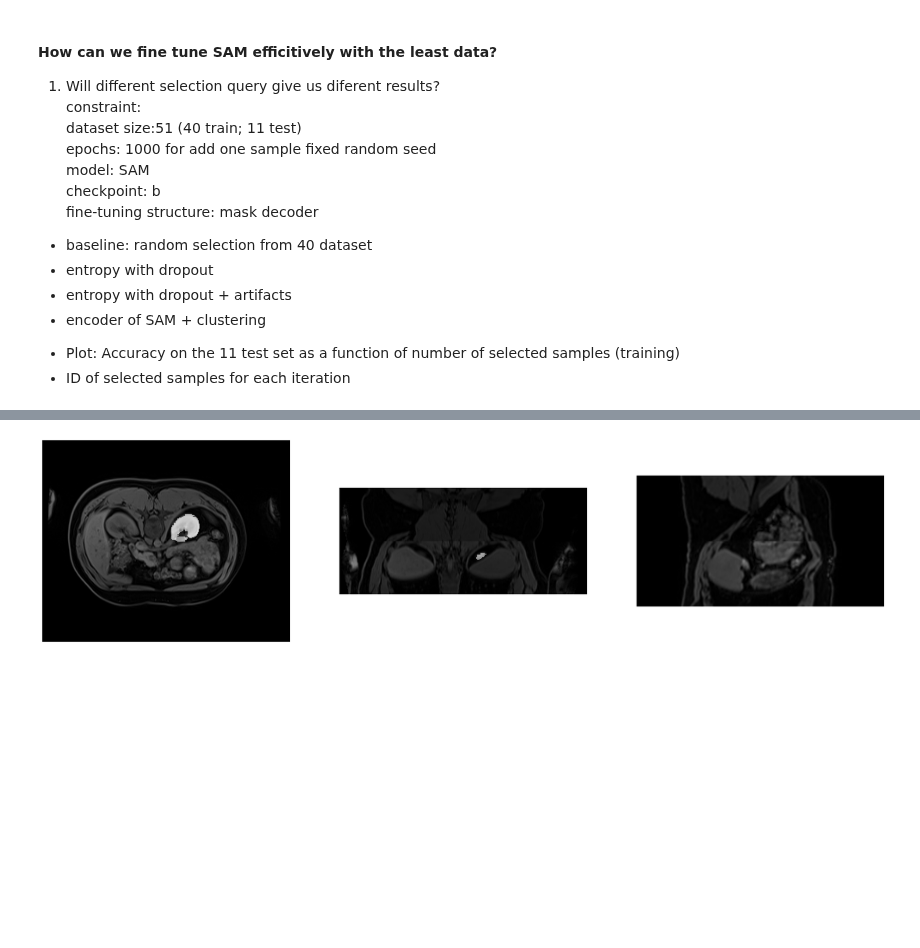
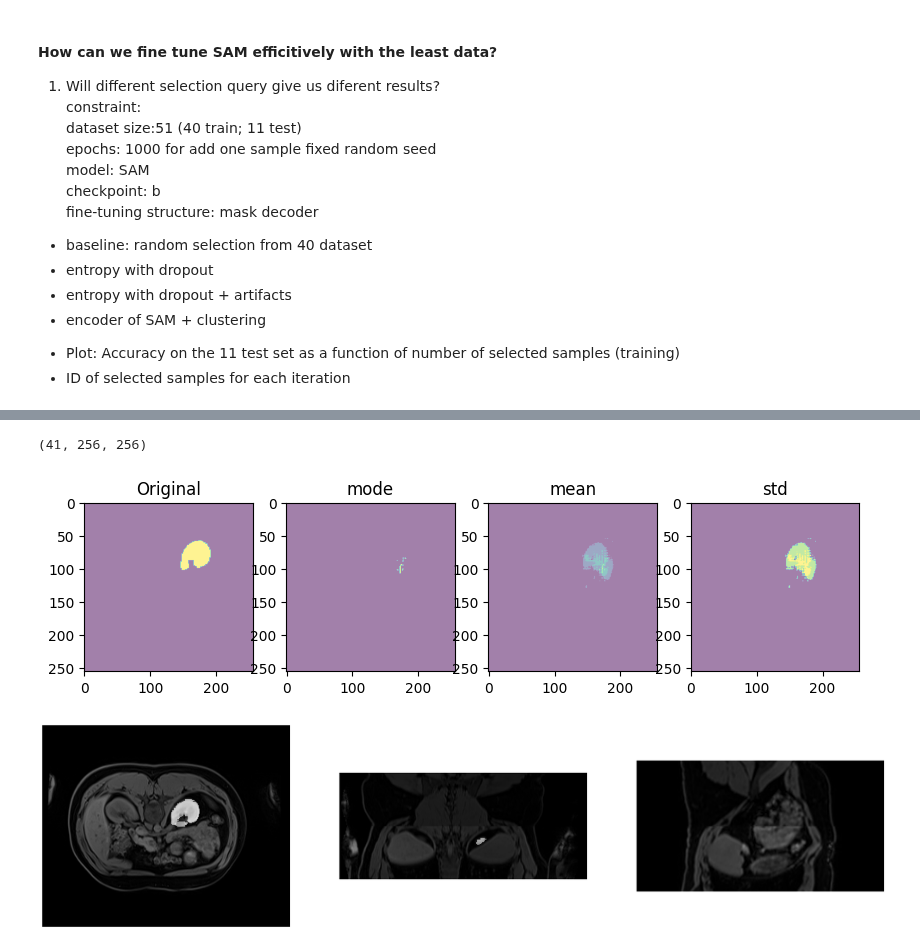
Before and after one commit to yexincheng/ALMRI, a Jupyter notebook: research_questions.ipynb, the cells around one changed output, grey strips where cells are left out. Drawn from its saved outputs; the diff is of its cells as text; code cells hidden in the pictures; blank space fills up the shorter version.

```diff
--- a/research_questions.ipynb
+++ b/research_questions.ipynb
@@ -104,0 +286,8 @@ os.makedirs(save_path_ckp_epoch, exist_ok=True)
+# %%
+transformed_preds_array = np.array(transformed_preds)
+print(transformed_preds_array.shape)
+mode = np.array(torch.mode(torch.Tensor(transformed_preds_array.astype(np.int64)), dim=0).values)
+mean: np.ndarray = np.mean(transformed_preds_array, axis=0)
+std: np.ndarray = np.std(transformed_preds_array, axis=0)
+vvc: float = (np.std(transformed_preds_array) / np.mean(transformed_preds_array)).item()
+print('mode:', mode, 'mean:', mean, 'std:', std, 'vvc:', vvc)
@@ -104,0 +312,26 @@ os.makedirs(save_path_ckp_epoch, exist_ok=True)
+# %%
+std.shape
+# %% [output]
+(41, 256, 256)
+# %%
+fig, ax = plt.subplots(1, 4, figsize=(10, 10))
+index = 22
+# ax[0].imshow(imgs[index])
+ax[0].imshow(gts[index], alpha=0.5)
+ax[0].title.set_text('Original')
+
+# ax[1].imshow(transformed_img[4][index])
+ax[1].imshow(mode[index], alpha=0.5)
+ax[1].title.set_text('mode')
+
+# ax[2].imshow(transformed_img[3][index])
+ax[2].imshow(mean[index], alpha=0.5)
+ax[2].title.set_text('mean')
+
+# ax[3].imshow(transformed_img[2][index])
+ax[3].imshow(std[index], alpha=0.5)
+ax[3].title.set_text('std')
+
+plt.show()
+# %% [output]
+[figure, added]
```
Also changed, not shown: parts of 11 cells of this notebook.
